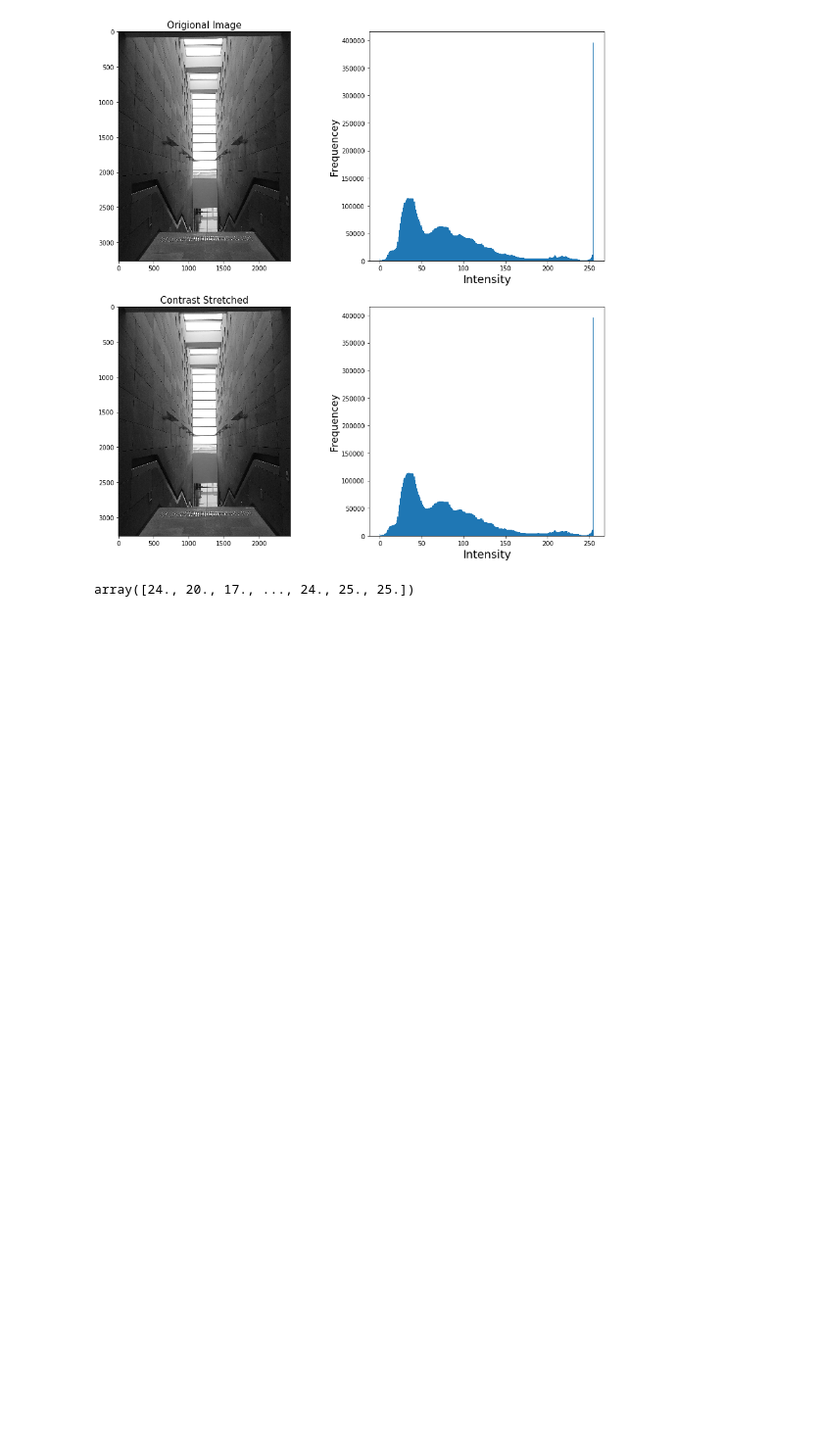
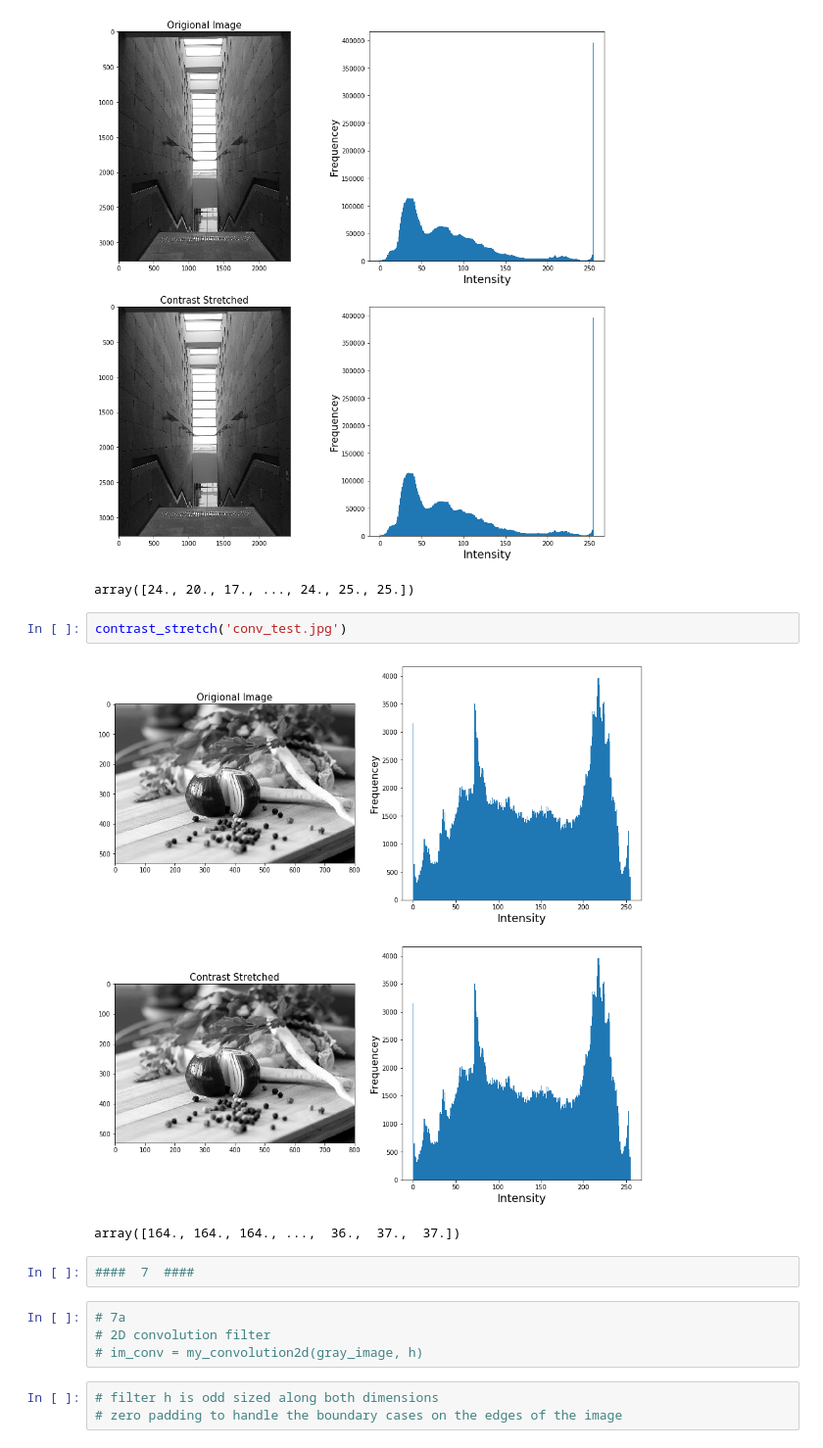
Before and after one commit to neezcha/483H2, a Jupyter notebook: 483h2.ipynb, the cells around one changed output. Shown at 98% size. Drawn from its saved outputs; the diff is of its cells as text; blank space fills up the shorter version.

```diff
--- a/483h2.ipynb
+++ b/483h2.ipynb
@@ -170,3 +172,17 @@ contrast_stretch('wall_gray.jpg')
 # %% [output]
 [figure]
 array([24., 20., 17., ..., 24., 25., 25.])
+# %%
+contrast_stretch('conv_test.jpg')
+# %% [output]
+[figure, added]
+array([164., 164., 164., ...,  36.,  37.,  37.])
+# %%
+####  7  ####
+# %%
+# 7a
+# 2D convolution filter
+# im_conv = my_convolution2d(gray_image, h)
+# %%
+# filter h is odd sized along both dimensions
+# zero padding to handle the boundary cases on the edges of the image
```
Also changed, not shown: parts of 8 cells of this notebook.
